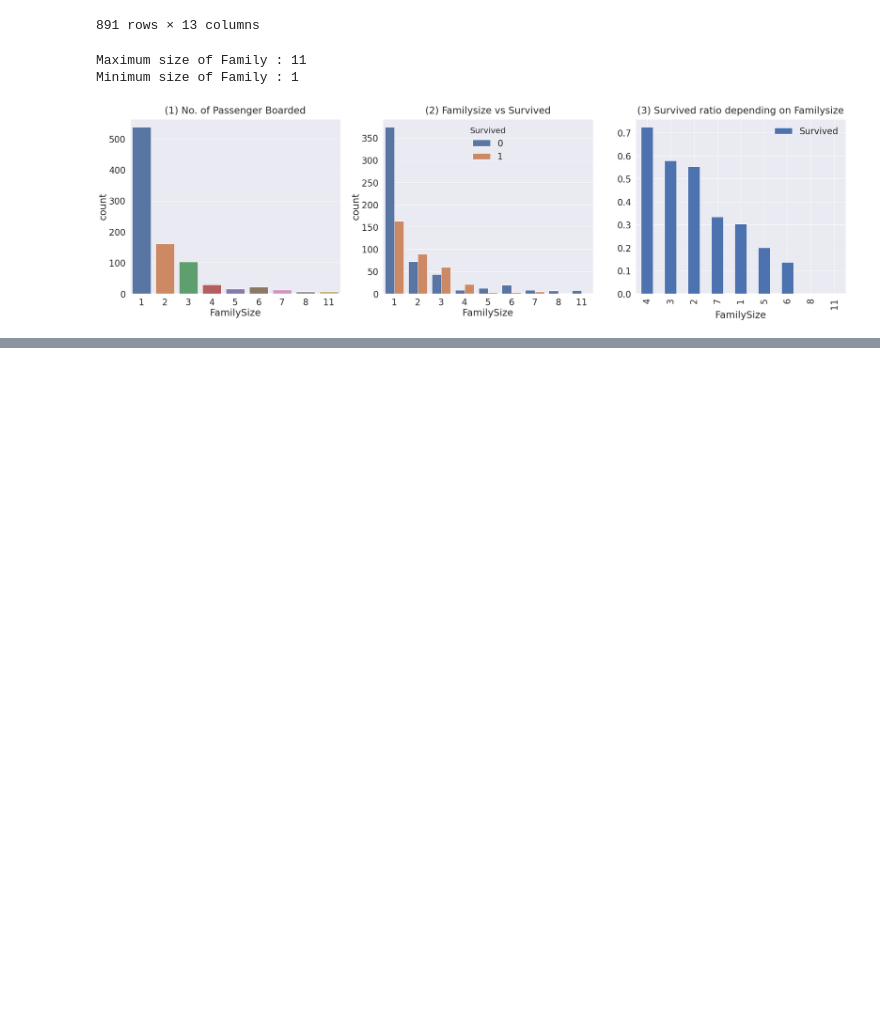
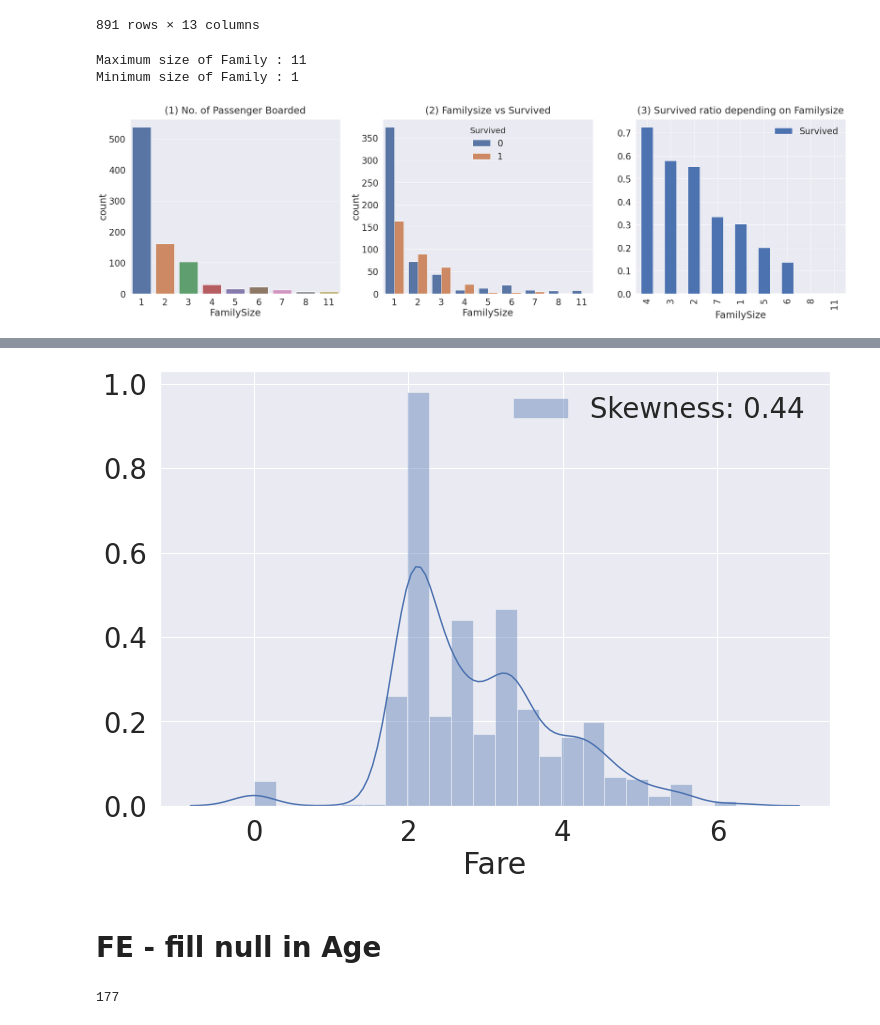
Before and after one commit to jhlee508/Kaggle, a Jupyter notebook: data-analysis-for-kaggle-titanic.ipynb, the cells around one changed output, grey strips where cells are left out. Drawn from its saved outputs; the diff is of its cells as text; code cells hidden in the pictures; blank space fills up the shorter version.

```diff
--- a/data-analysis-for-kaggle-titanic.ipynb
+++ b/data-analysis-for-kaggle-titanic.ipynb
@@ -455,0 +481,16 @@ plt.show()
+# %%
+# 비대칭도(Skewness)를 줄이기 위해 log를 취하여 정규분포에 가까워지게 함
+df_train["Fare"] = df_train["Fare"].map(lambda i : np.log(i) if i > 0 else 0)
+# %%
+f, ax = plt.subplots(1, 1, figsize=(12, 8))
+sns.distplot(df_train["Fare"], label = "Skewness: {:.2f}".format(df_train["Fare"].skew()), ax = ax)
+plt.legend(loc = "best")
+plt.show()
+# %% [output]
+[figure, added]
+# %% [markdown]
+# FE - fill null in Age
+# %%
+df_train["Age"].isnull().sum()
+# %% [output]
+177
```
Also changed, not shown: parts of 30 cells of this notebook.
